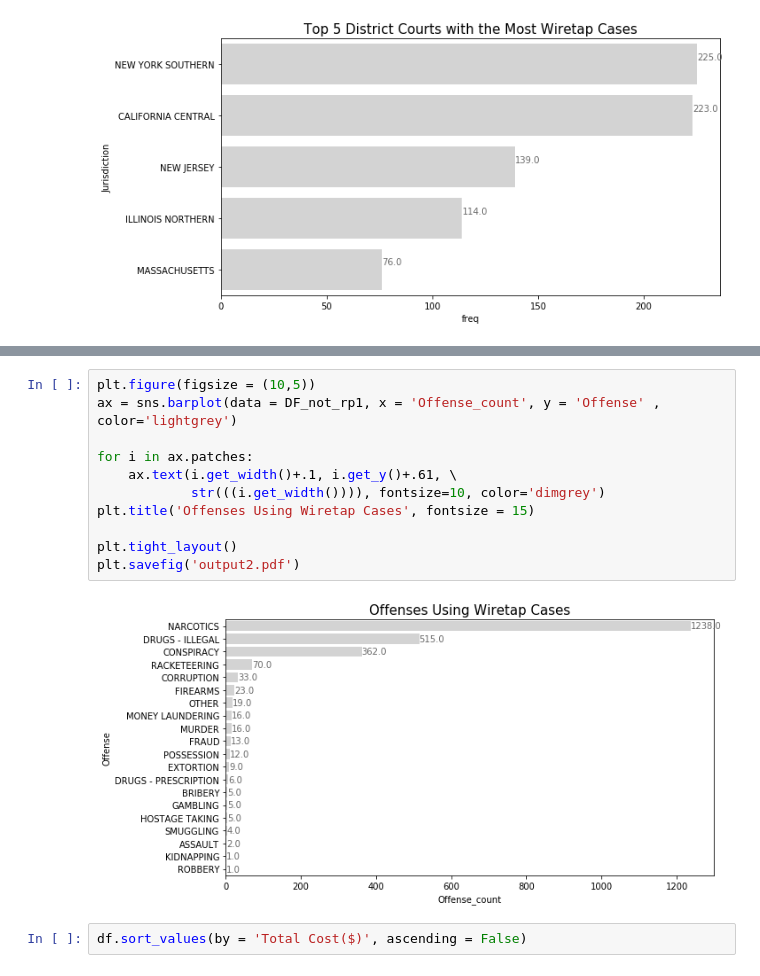
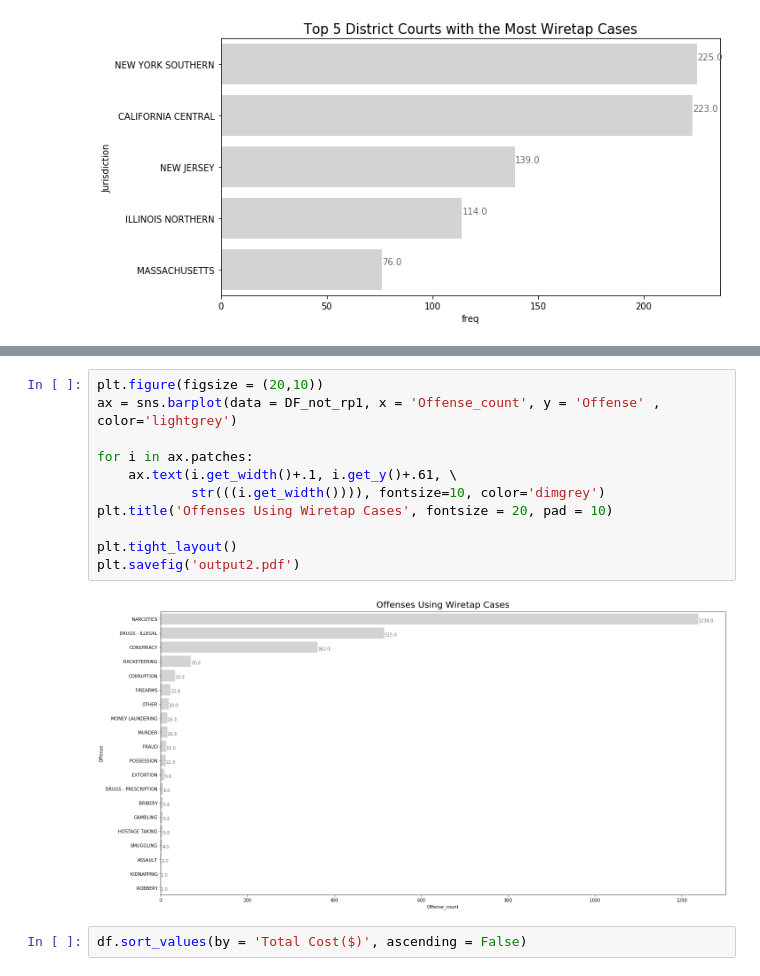
Before and after one commit to dyncdyn/data-studio-projects, a Jupyter notebook: 02.Wiretap/1.Wiretap.ipynb, the cells around one changed output, grey strips where cells are left out. Drawn from its saved outputs; the diff is of its cells as text.

```diff
--- a/02.Wiretap/1.Wiretap.ipynb
+++ b/02.Wiretap/1.Wiretap.ipynb
@@ -179,16 +179,16 @@ DF_not_rp1
 # %%
-plt.figure(figsize = (10,5))
+plt.figure(figsize = (20,10))
 ax = sns.barplot(data = DF_not_rp1, x = 'Offense_count', y = 'Offense' , color='lightgrey')
 
 for i in ax.patches:
     ax.text(i.get_width()+.1, i.get_y()+.61, \
             str(((i.get_width()))), fontsize=10, color='dimgrey')
-plt.title('Offenses Using Wiretap Cases', fontsize = 15)
+plt.title('Offenses Using Wiretap Cases', fontsize = 20, pad = 10)
 
 plt.tight_layout()
 plt.savefig('output2.pdf')
 # %% [output]
-[figure, old version]
+[figure, new version]
 # %%
 df.sort_values(by = 'Total Cost($)', ascending = False)
 # %% [output]
```
Also changed, not shown: parts of 13 cells of this notebook, 12 other files.
